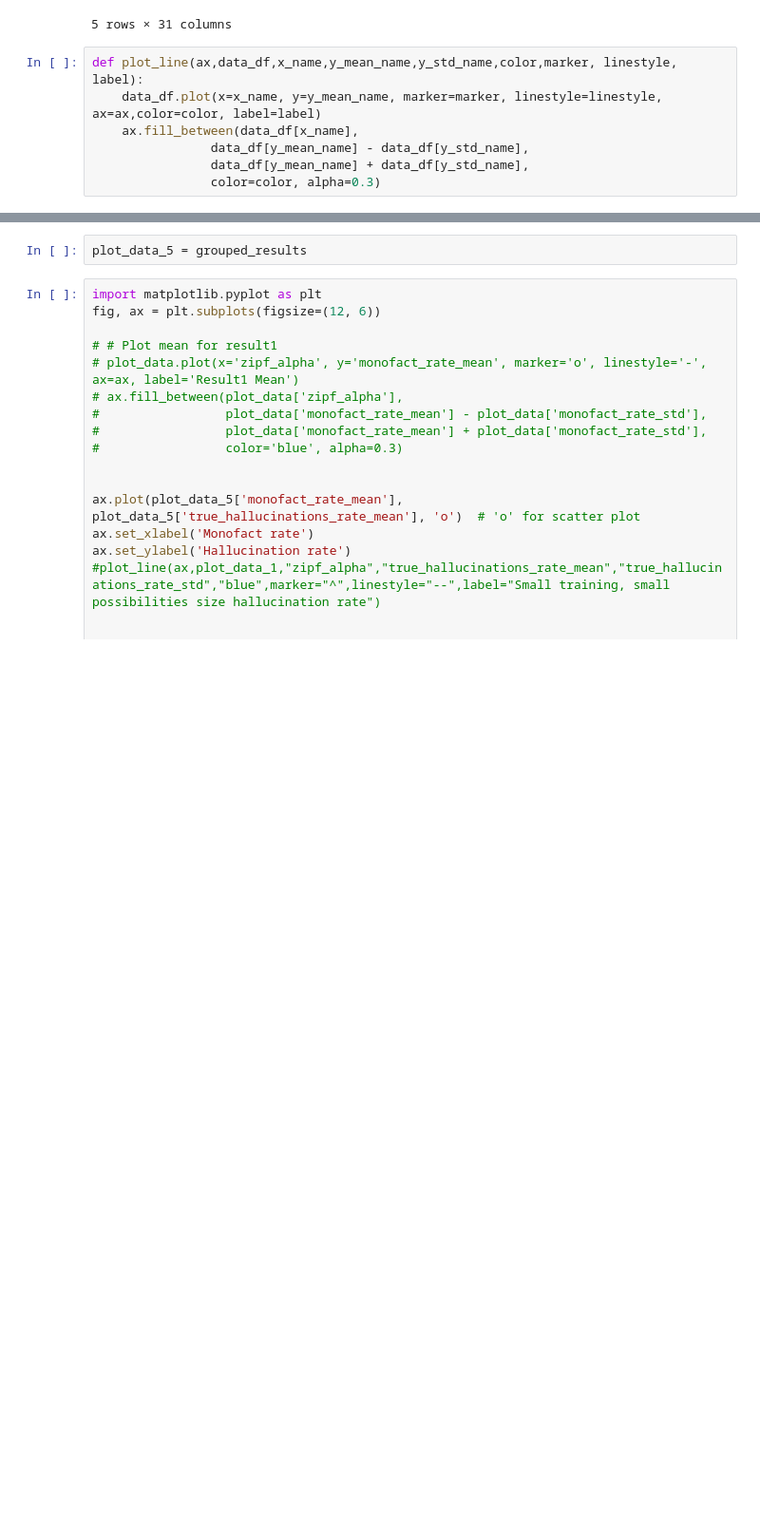
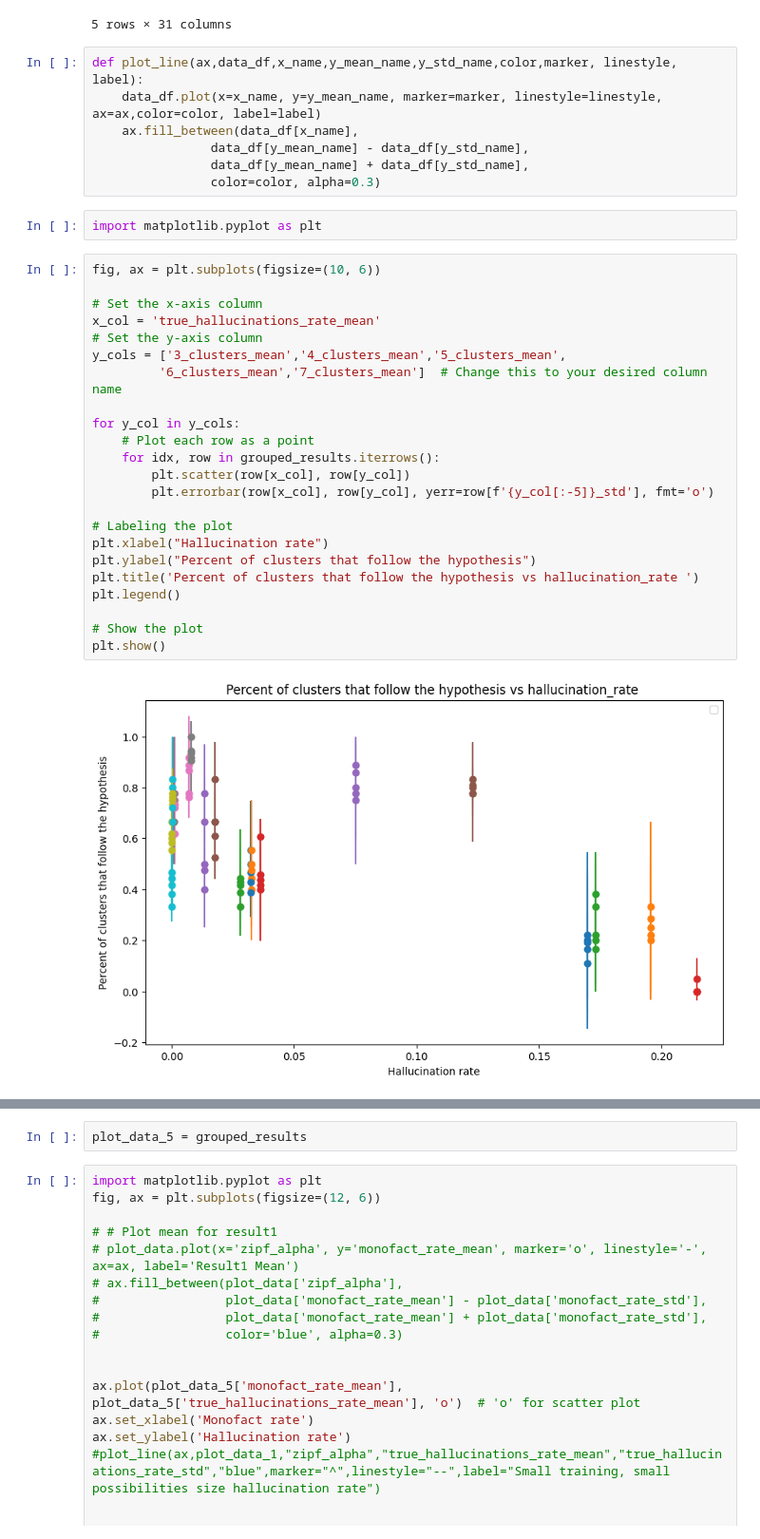
Before and after one commit to LeonPeric/Hallucination-Calibration, a Jupyter notebook: demos/log_reader_clustering.ipynb, the cells around one changed output, grey strips where cells are left out. Shown: that part at 95% size. Saved outputs shown, nothing was run; the diff lists cells and outputs as text; blank space fills up the shorter version.

```diff
--- a/demos/log_reader_clustering.ipynb
+++ b/demos/log_reader_clustering.ipynb
@@ -121,3 +121,30 @@ def plot_line(ax,data_df,x_name,y_mean_name,y_std_name,color,marker, linestyle,
                 data_df[y_mean_name] - data_df[y_std_name],
                 data_df[y_mean_name] + data_df[y_std_name],
                 color=color, alpha=0.3)
+# %%
+import matplotlib.pyplot as plt
+# %%
+fig, ax = plt.subplots(figsize=(10, 6))
+
+# Set the x-axis column
+x_col = 'true_hallucinations_rate_mean'
+# Set the y-axis column
+y_cols = ['3_clusters_mean','4_clusters_mean','5_clusters_mean',
+         '6_clusters_mean','7_clusters_mean']  # Change this to your desired column name
+
+for y_col in y_cols:
+    # Plot each row as a point
+    for idx, row in grouped_results.iterrows():
+        plt.scatter(row[x_col], row[y_col])
+        plt.errorbar(row[x_col], row[y_col], yerr=row[f'{y_col[:-5]}_std'], fmt='o')
+
+# Labeling the plot
+plt.xlabel("Hallucination rate")
+plt.ylabel("Percent of clusters that follow the hypothesis")
+plt.title('Percent of clusters that follow the hypothesis vs hallucination_rate ')
+plt.legend()
+
+# Show the plot
+plt.show()
+# %% [output]
+[figure, added]
```
Also changed, not shown: parts of 9 cells of this notebook, 2 other files.
